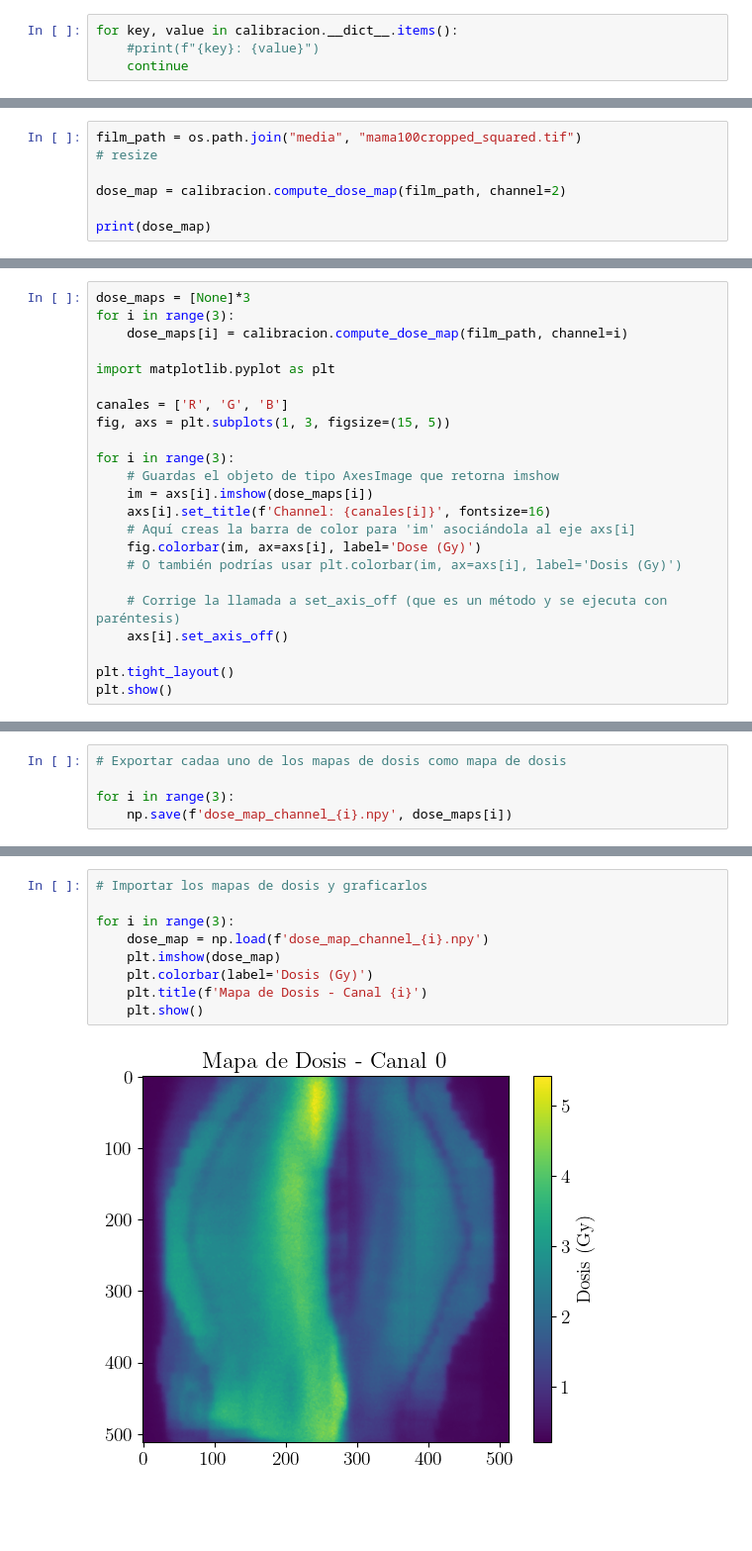
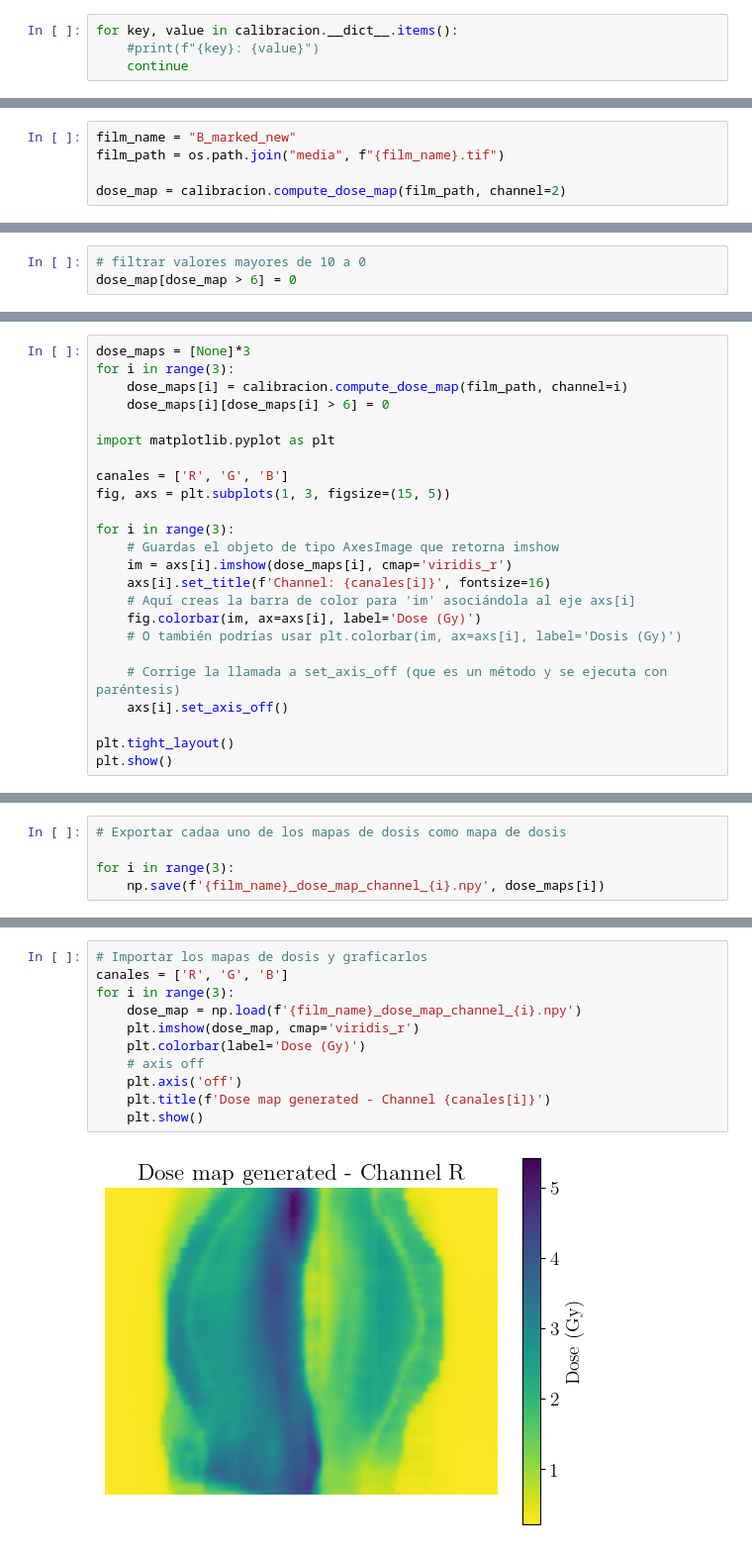
Before and after one commit to eduardoh27/FilmQADose, a Jupyter notebook: app/import.ipynb, the cells around one changed output, grey strips where cells are left out. Shown at 99% size. Cells and saved outputs as stored; diff of their text form; blank space fills up the shorter version.

Commit message:
dose_analysis Added

```diff
--- a/app/import.ipynb
+++ b/app/import.ipynb
@@ -29,7 +47,5 @@ You should consider upgrading via the 'C:\Users\eduar\OneDrive - Universidad de
 # %%
-film_path = os.path.join("media", "mama100cropped_squared.tif")
-# resize
+film_name = "B_marked_new"
+film_path = os.path.join("media", f"{film_name}.tif")
 
 dose_map = calibracion.compute_dose_map(film_path, channel=2)
-
-print(dose_map)
@@ -77,0 +71,3 @@ np.float64(5.115491156079334)
+# %%
+# filtrar valores mayores de 10 a 0
+dose_map[dose_map > 6] = 0
@@ -89,6 +94,7 @@ plt.show()
 dose_maps = [None]*3
 for i in range(3):
     dose_maps[i] = calibracion.compute_dose_map(film_path, channel=i)
+    dose_maps[i][dose_maps[i] > 6] = 0
 
 import matplotlib.pyplot as plt
 
@@ -97,7 +103,7 @@ fig, axs = plt.subplots(1, 3, figsize=(15, 5))
 
 for i in range(3):
     # Guardas el objeto de tipo AxesImage que retorna imshow
-    im = axs[i].imshow(dose_maps[i])
+    im = axs[i].imshow(dose_maps[i], cmap='viridis_r')
     axs[i].set_title(f'Channel: {canales[i]}', fontsize=16)
     # Aquí creas la barra de color para 'im' asociándola al eje axs[i]
     fig.colorbar(im, ax=axs[i], label='Dose (Gy)')
@@ -114,4 +124,4 @@ plt.show()
 # Exportar cadaa uno de los mapas de dosis como mapa de dosis
 
 for i in range(3):
-    np.save(f'dose_map_channel_{i}.npy', dose_maps[i])
+    np.save(f'{film_name}_dose_map_channel_{i}.npy', dose_maps[i])
@@ -118,11 +130,13 @@ for i in range(3):
 # %%
 # Importar los mapas de dosis y graficarlos
-
+canales = ['R', 'G', 'B']
 for i in range(3):
-    dose_map = np.load(f'dose_map_channel_{i}.npy')
-    plt.imshow(dose_map)
-    plt.colorbar(label='Dosis (Gy)')
-    plt.title(f'Mapa de Dosis - Canal {i}')
+    dose_map = np.load(f'{film_name}_dose_map_channel_{i}.npy')
+    plt.imshow(dose_map, cmap='viridis_r')
+    plt.colorbar(label='Dose (Gy)')
+    # axis off
+    plt.axis('off')
+    plt.title(f'Dose map generated - Channel {canales[i]}')
     plt.show()
 # %% [output]
-[figure, old version]
+[figure, new version]
```
Also changed, not shown: parts of 24 cells of this notebook, 15 other files.
